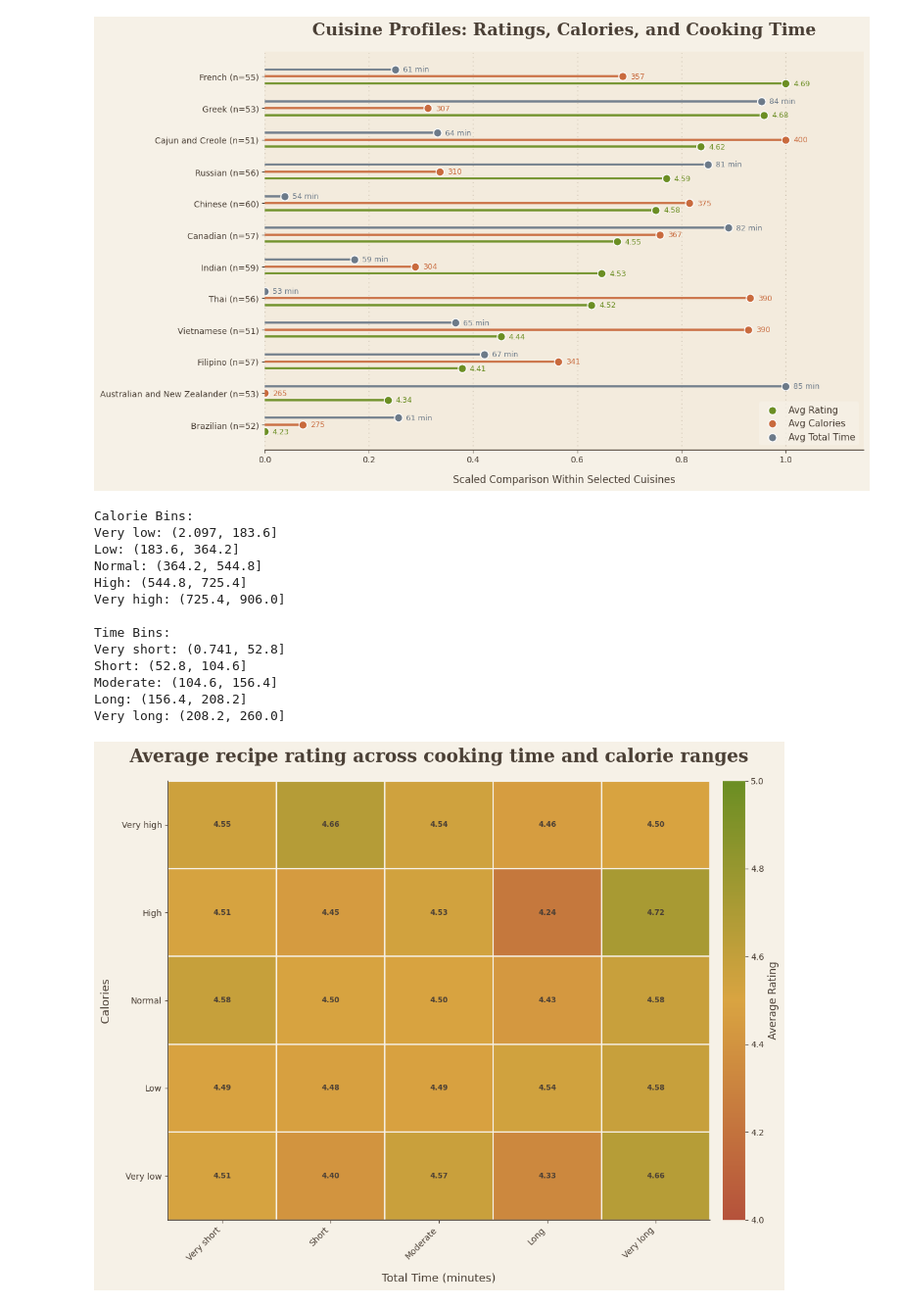
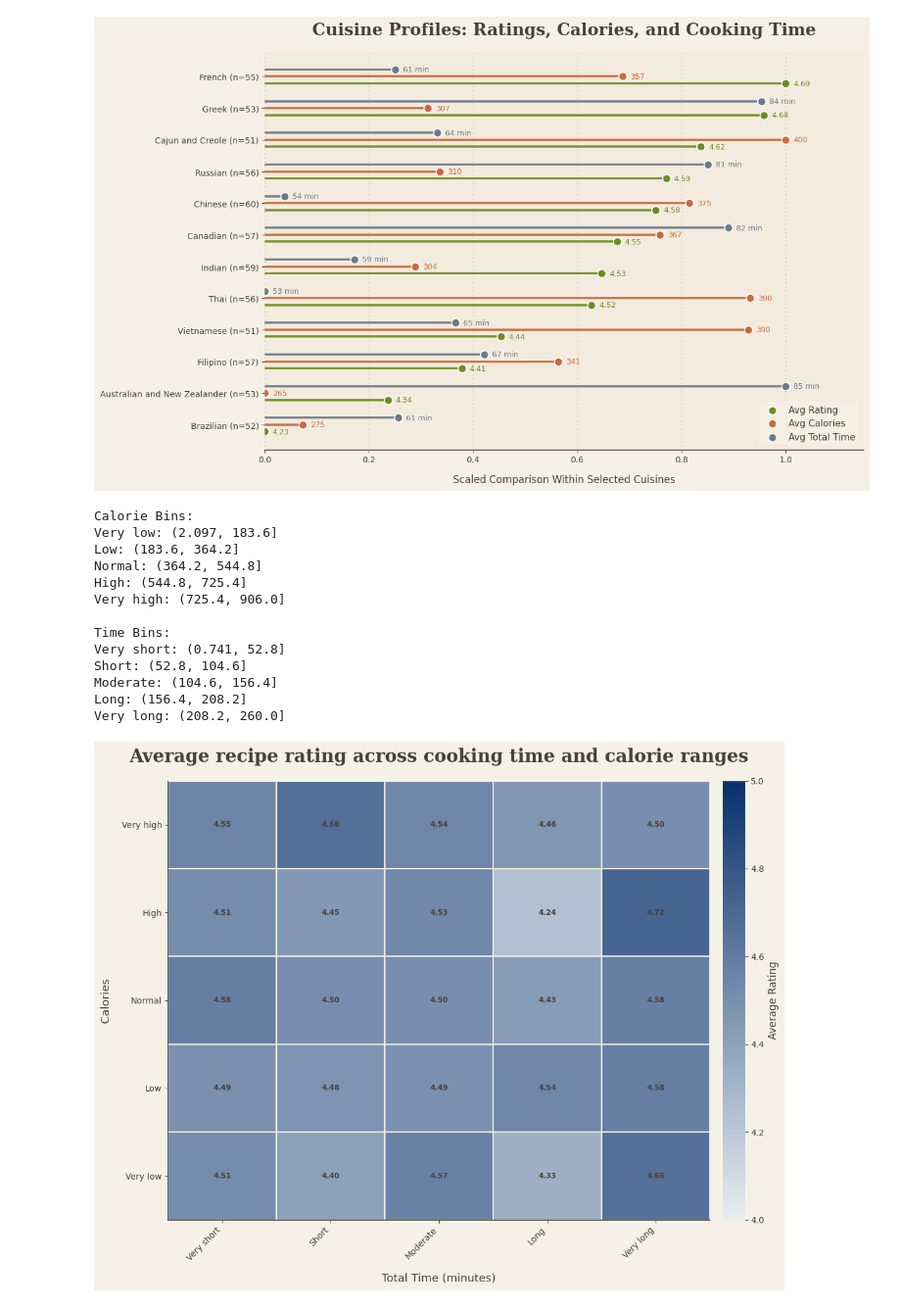
Before and after one commit to thegrimbee/DSA2101, a Jupyter notebook: plot.ipynb, the cells around one changed output. Shown at 98% size. Drawn from its saved outputs; the diff is of its cells as text; code cells hidden in the pictures.

Commit message:
Change color for heatmap to blue

```diff
--- a/plot.ipynb
+++ b/plot.ipynb
@@ -517,7 +517,7 @@ rating_grid.columns = time_labels
 # Colormap
 recipe_cmap = LinearSegmentedColormap.from_list(
     'recipe_rating',
-    ['#B5523B', '#D9A441', '#6B8E23']
+    ['#E8EDF1', '#08316C']
 )
 
 bg_color = '#F6F1E7'
@@ -580,31 +580,31 @@ for spine in ['top', 'right']:
     ax.spines[spine].set_visible(False)
 for spine in ['left', 'bottom']:
     ax.spines[spine].set_color(text_color)
     ax.spines[spine].set_linewidth(1.2)
 
 ax.tick_params(axis='x', colors=text_color)
 ax.tick_params(axis='y', colors=text_color)
 
 cbar = plt.colorbar(im, ax=ax, pad=0.02)
 cbar.set_label('Average Rating', fontsize=12, color=text_color)
 cbar.ax.tick_params(labelsize=10, colors=text_color)
 cbar.outline.set_visible(False)
 
 
 plt.tight_layout()
 plt.show()
 # %% [output]
 Calorie Bins:
 Very low: (2.097, 183.6]
 Low: (183.6, 364.2]
 Normal: (364.2, 544.8]
 High: (544.8, 725.4]
 Very high: (725.4, 906.0]
 
 Time Bins:
 Very short: (0.741, 52.8]
 Short: (52.8, 104.6]
 Moderate: (104.6, 156.4]
 Long: (156.4, 208.2]
 Very long: (208.2, 260.0]
-[figure, old version]
+[figure, new version]
```
